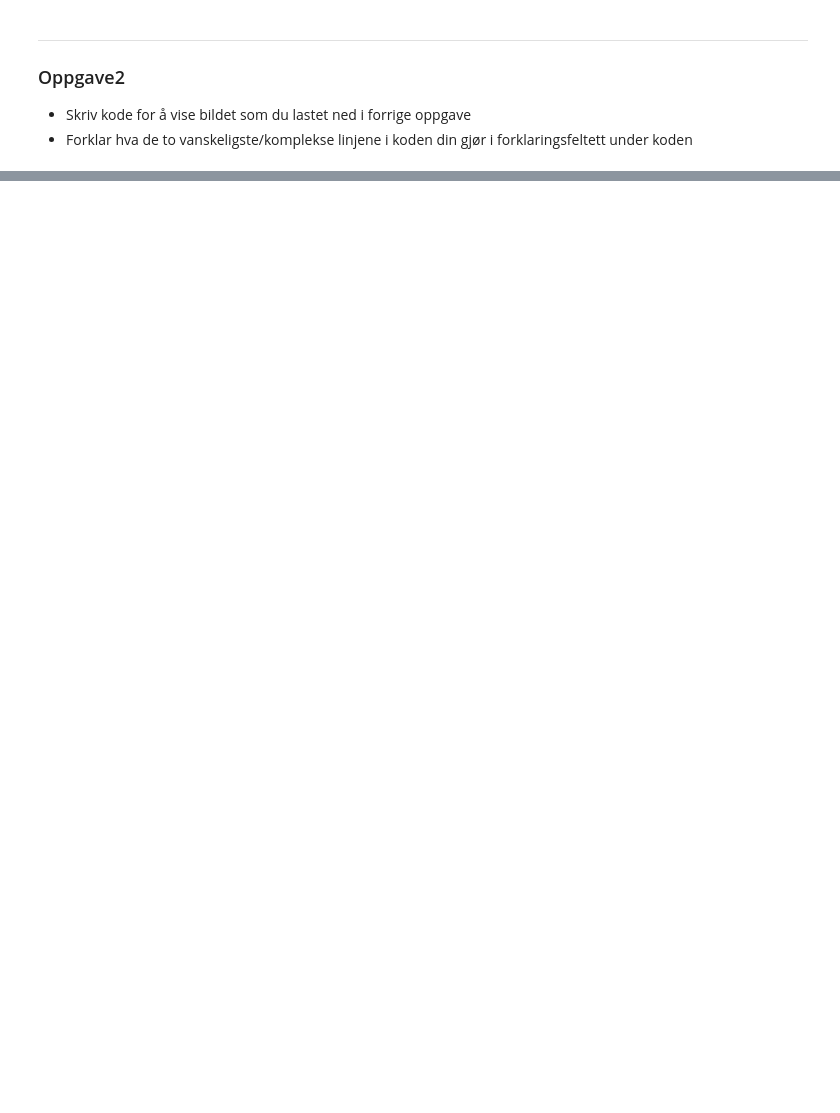
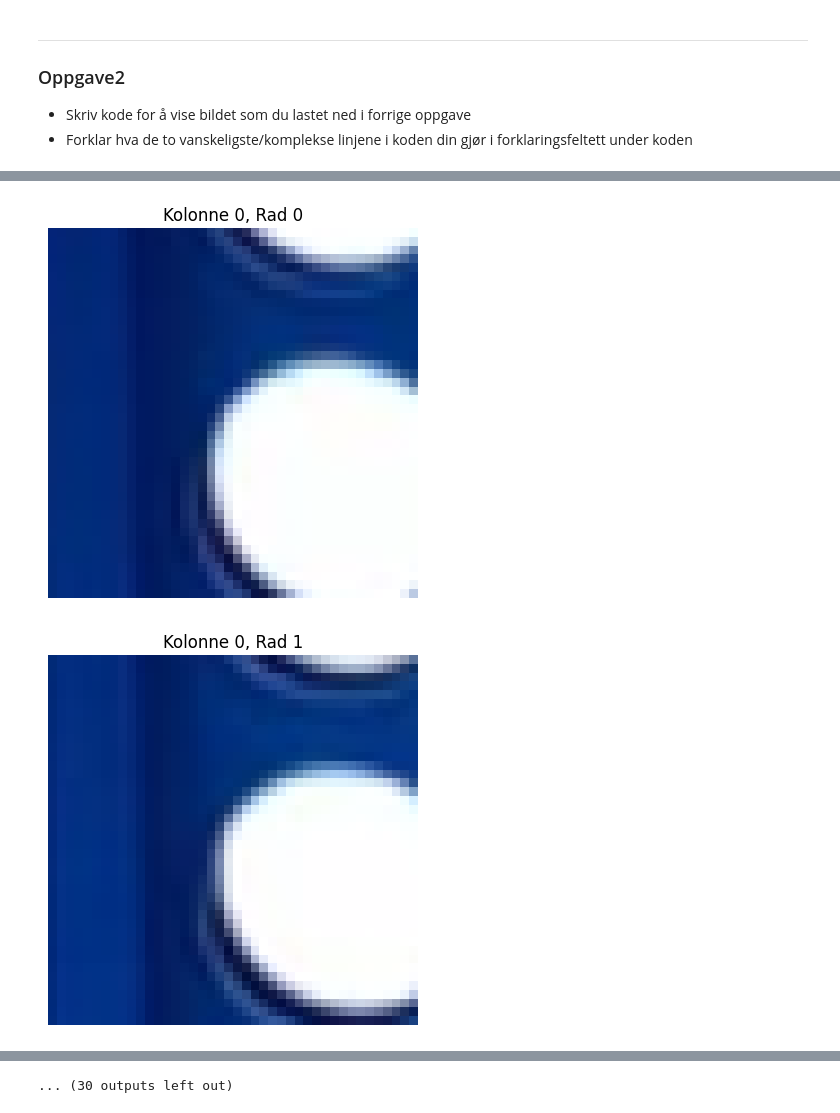
Before and after one commit to passelig/Colab, a Jupyter notebook: Gjennomgang_av_OppgaveFirePaaRad.ipynb, the cells around one changed output, grey strips where cells are left out. Cells and saved outputs as stored; diff of their text form; code cells hidden in the pictures; blank space fills up the shorter version.

```diff
--- a/Gjennomgang_av_OppgaveFirePaaRad.ipynb
+++ b/Gjennomgang_av_OppgaveFirePaaRad.ipynb
@@ -91,0 +92,33 @@ else:
+# %%
+import cv2
+import matplotlib.pyplot as plt
+
+# Last inn bildet
+image = cv2.imread("Connect_four.png")
+image_rgb = cv2.cvtColor(image, cv2.COLOR_BGR2RGB)
+
+# Parametere for hver celle
+rows, cols = 6, 7
+cell_height, cell_width = 42, 42  # Omtrent høyde og bredde for hver celle
+start_y, start_x = 48, 26  # Startpunktet for det første området (øverste venstre hjørne)
+
+# Iterer over kolonner og rader for å klippe ut og vise hver celle
+for column in range(cols):
+    for row in range(rows):
+        # Beregn koordinatene til området
+        top_left_y = start_y + row * cell_height
+        top_left_x = start_x + column * cell_width
+        bottom_right_y = top_left_y + cell_height
+        bottom_right_x = top_left_x + cell_width
+
+        # Klipp ut området
+        cropped_region = image_rgb[top_left_y:bottom_right_y, top_left_x:bottom_right_x]
+
+        # Vis området
+        plt.imshow(cropped_region)
+        plt.title(f"Kolonne {column}, Rad {row}")
+        plt.axis("off")
+        plt.show()
+# %% [output]
+[figure, added]
+[figure, added]
@@ -91,0 +135 @@ else:
+... (30 outputs left out)
```
Also changed, not shown: parts of 3 cells of this notebook.
